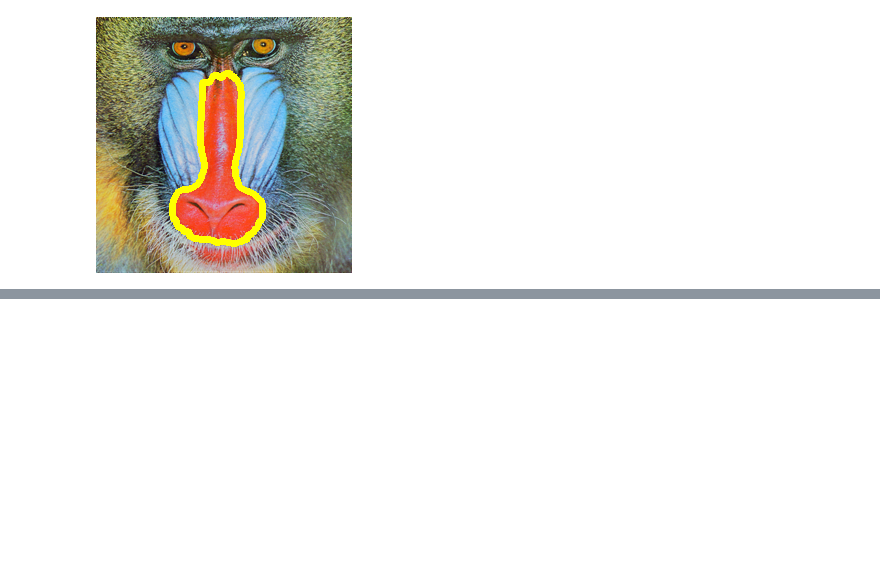
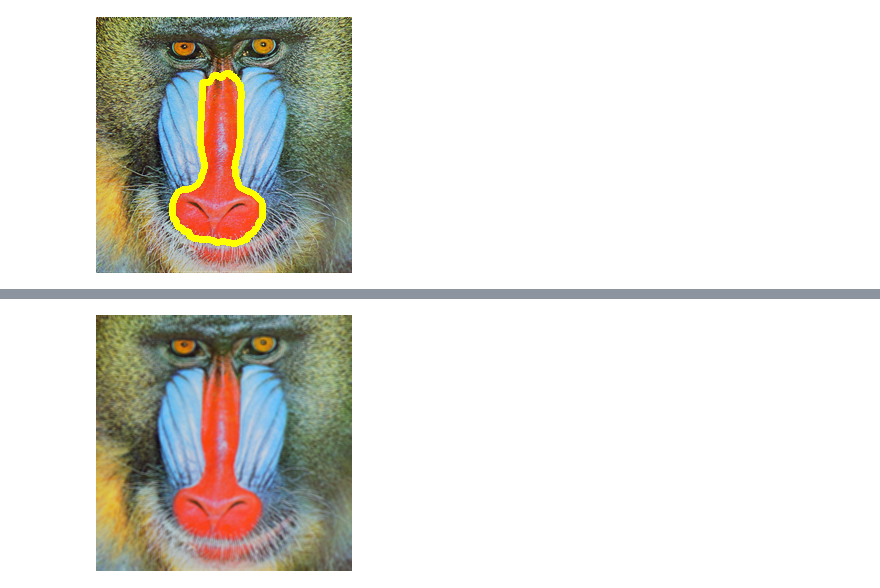
Before and after one commit to noxowl/KU15627-Computer-Vision, a Jupyter notebook: 01_basic_image_processing.ipynb, the cells around one changed output, grey strips where cells are left out. Cells and saved outputs as stored; diff of their text form; code cells hidden in the pictures; blank space fills up the shorter version.

Commit message:
add blur filters

```diff
--- a/01_basic_image_processing.ipynb
+++ b/01_basic_image_processing.ipynb
@@ -392,0 +411,12 @@ opencv_imshow(&img_contours_result);
+# %%
+let mut img_blur: Mat = Default::default();
+opencv::imgproc::blur(
+    &img,
+    &mut img_blur,
+    opencv::core::Size::new(3, 3),
+    opencv::core::Point::new(-1, -1),
+    opencv::core::BorderTypes::BORDER_REFLECT_101 as i32 // BORDER_REFLECT_101 is BORDER_DEFAULT in C, Python OpenCV
+);
+opencv_imshow(&img_blur)
+# %% [output]
+[figure, added]
```
Also changed, not shown: parts of 21 cells of this notebook.
